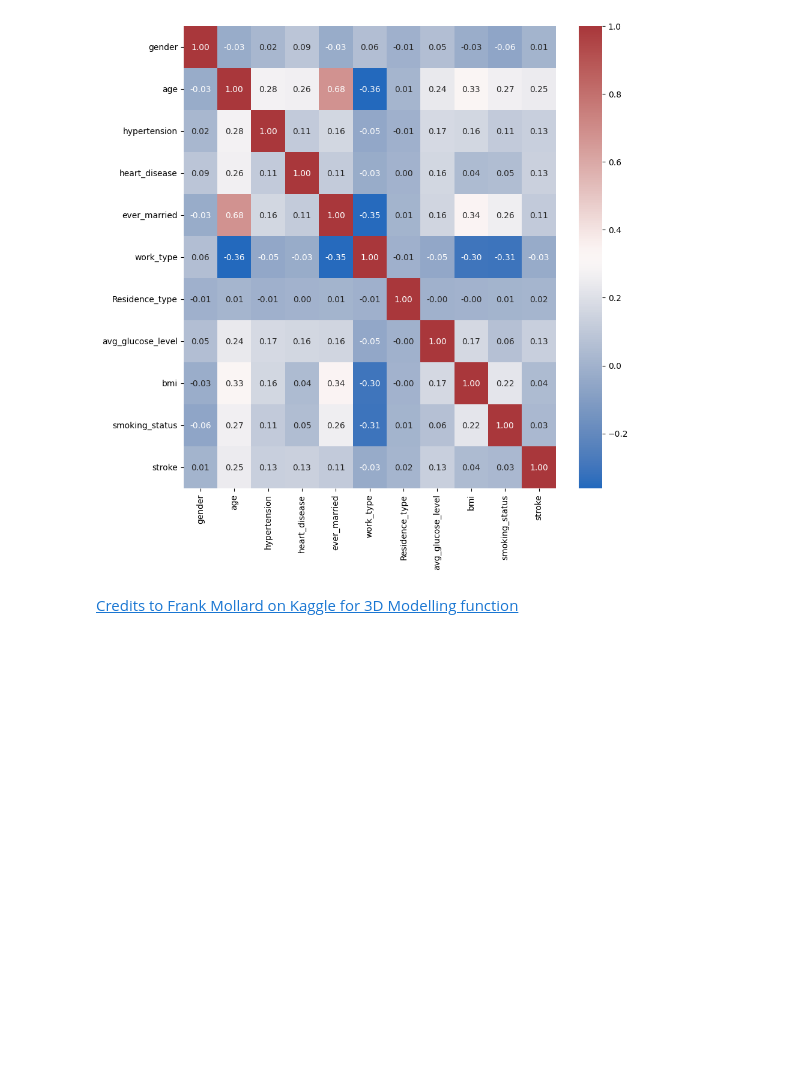
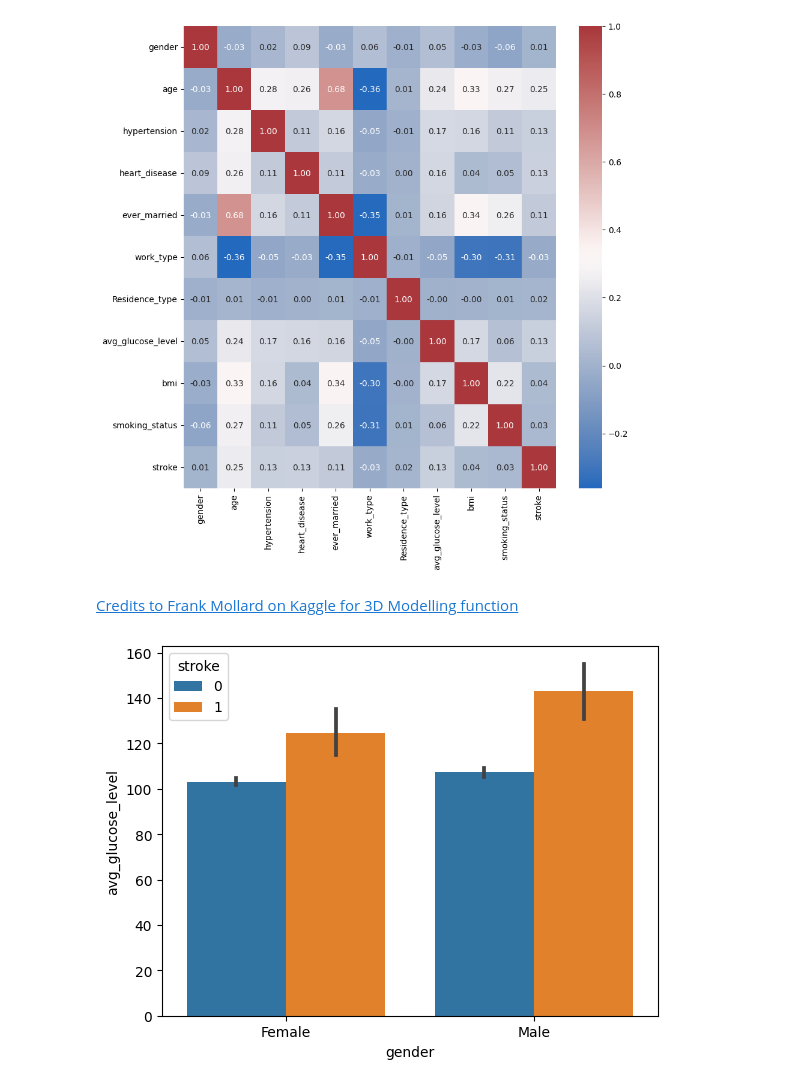
Before and after one commit to mdrhmn48/Stroke-Prediction, a Jupyter notebook: analysis.ipynb, the cells around one changed output. Drawn from its saved outputs; the diff is of its cells as text; code cells hidden in the pictures; blank space fills up the shorter version.

Commit message:
added stacked bar graph and extra calculations

```diff
--- a/analysis.ipynb
+++ b/analysis.ipynb
@@ -305,3 +307,8 @@ plot3d(df, ["#3a91e6", "red"], "stroke",
        "age", "avg_glucose_level", "bmi",
        "3D Plot of Age, Average Glucose Level, and BMI"
       )
+# %%
+sns.barplot(data=df, x="gender", y="avg_glucose_level", hue="stroke")
+plt.show()
+# %% [output]
+[figure, added]
```
Also changed, not shown: parts of 4 cells of this notebook.
